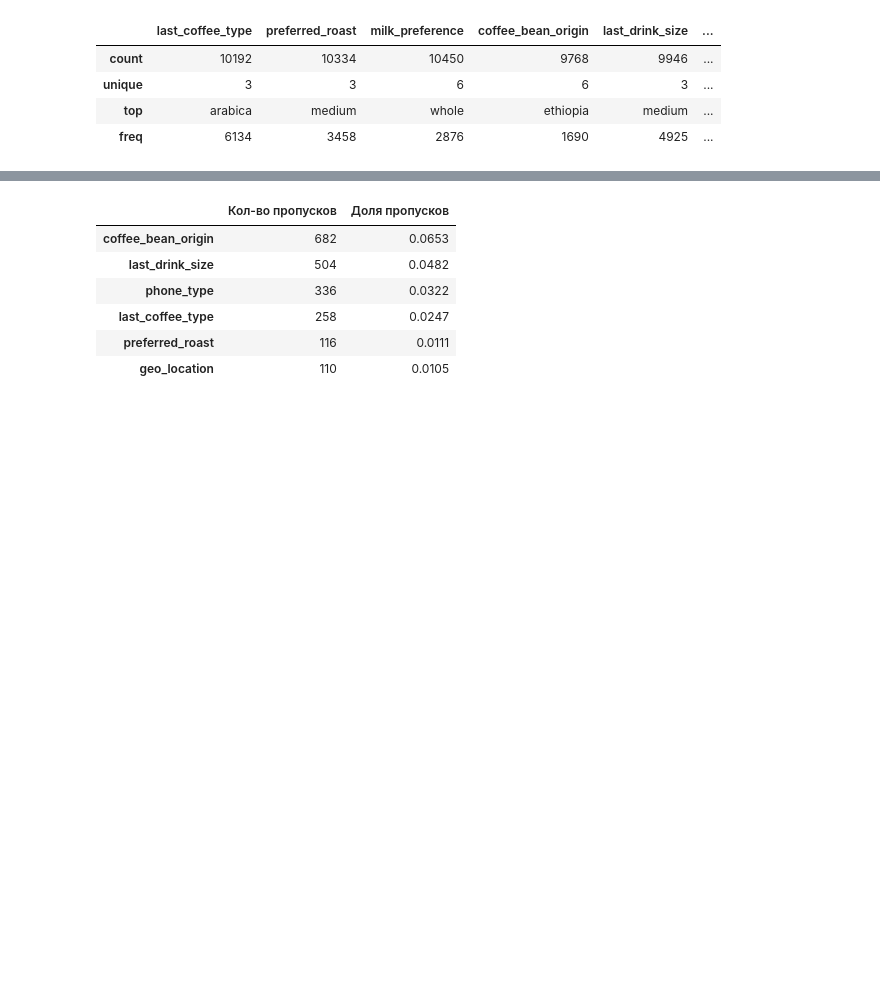
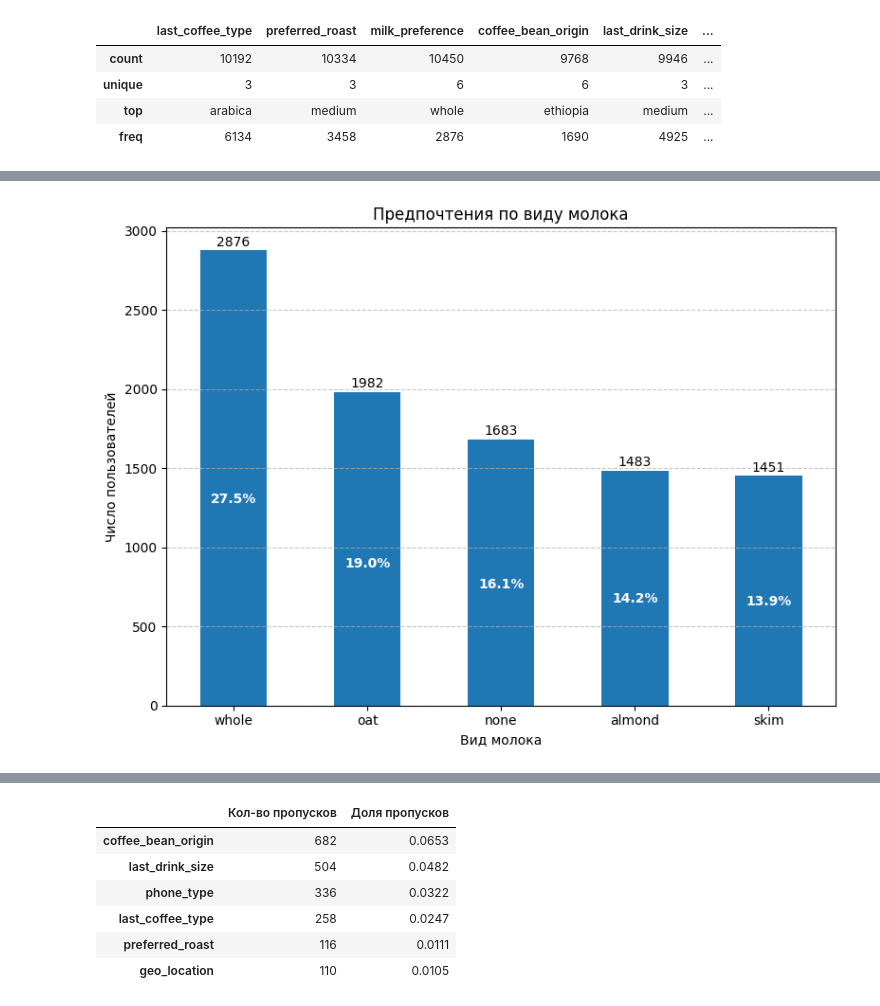
Before and after one commit to TemaQDX/project_happy_coffe_beans, a Jupyter notebook: happy_coffee_beans_project_sprint_11_Artem_Burov.ipynb, the cells around one changed output, grey strips where cells are left out. Saved outputs shown, nothing was run; the diff lists cells and outputs as text; code cells hidden in the pictures; blank space fills up the shorter version.

```diff
--- a/happy_coffee_beans_project_sprint_11_Artem_Burov.ipynb
+++ b/happy_coffee_beans_project_sprint_11_Artem_Burov.ipynb
@@ -665,0 +722,10 @@ df_processed[cat_features].describe()
+# %%
+plot_bar_chart(
+    df_processed['milk_preference'],
+    xlabel='Вид молока',
+    ylabel='Число пользователей',
+    title='Предпочтения по виду молока',
+    figsize=(8, 6)
+)
+# %% [output]
+[figure, added]
```
Also changed, not shown: parts of 21 cells of this notebook.
